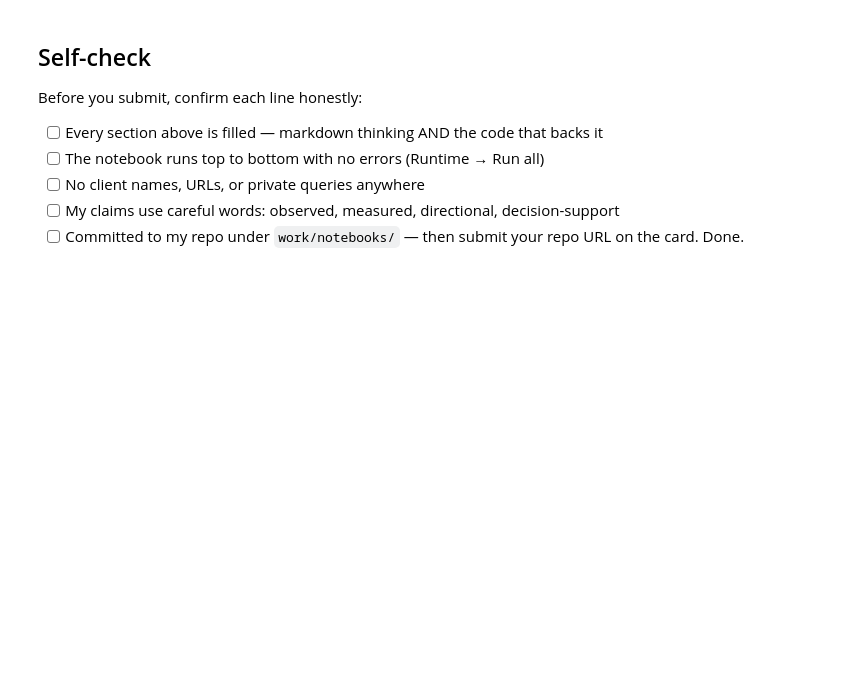
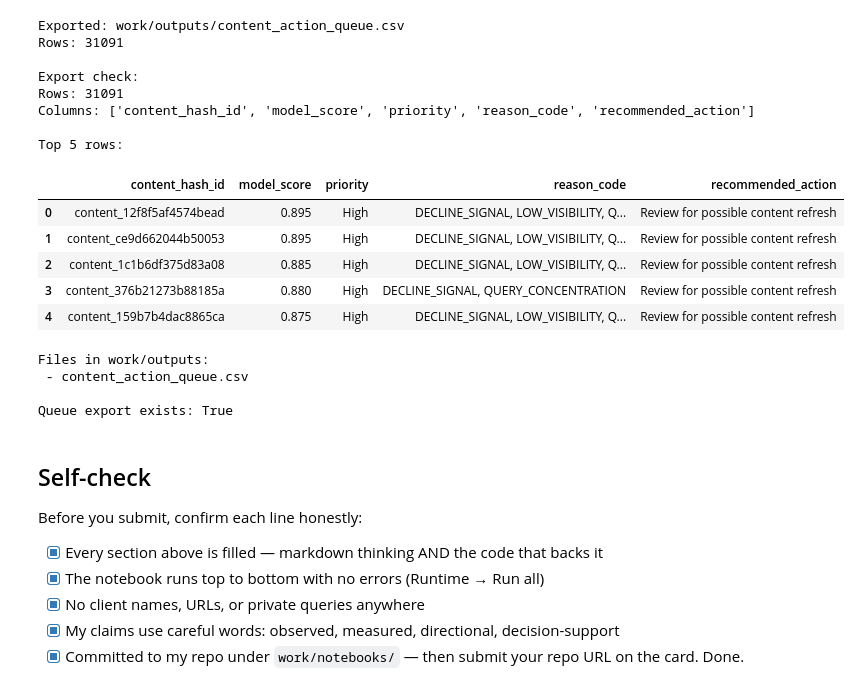
Before and after one commit to ShamirAli55/flyrank-internship, a Jupyter notebook: work/notebooks/w07_action_playbook.ipynb, the cells around one changed output. Cells and saved outputs as stored; diff of their text form; code cells hidden in the pictures; blank space fills up the shorter version.

Commit message:
submit: ML-10 content action playbook

```diff
--- a/work/notebooks/w07_action_playbook.ipynb
+++ b/work/notebooks/w07_action_playbook.ipynb
@@ -43,0 +193,13 @@ This skeleton is yours to fill. Work the sections **in order** — each one has
+# %%
+model = RandomForestClassifier(
+    n_estimators=200,
+    random_state=42,
+    n_jobs=-1,
+    class_weight="balanced"
+)
+
+model.fit(X_train, y_train)
+
+prob = model.predict_proba(X_test)[:, 1]
+
+print("Model trained.")
@@ -44,10 +399,66 @@ This skeleton is yours to fill. Work the sections **in order** — each one has
+# %%
+output_cols = [
+    "content_hash_id",
+    "model_score",
+    "priority",
+    "reason_code",
+    "recommended_action"
+]
+
+queue_export = queue[output_cols].copy()
+
+output_path = "work/outputs/content_action_queue.csv"
+
+queue_export.to_csv(
+    output_path,
+    index=False
+)
+
+print("Exported:", output_path)
+print("Rows:", len(queue_export))
+
+
+check = pd.read_csv(output_path)
+
+print("\nExport check:")
+print("Rows:", len(check))
+print("Columns:", check.columns.tolist())
+print("\nTop 5 rows:")
+display(check.head())
+# %% [output]
+Exported: work/outputs/content_action_queue.csv
+Rows: 31091
+
+Export check:
+Rows: 31091
+Columns: ['content_hash_id', 'model_score', 'priority', 'reason_code', 'recommended_action']
+
+Top 5 rows:
+|  | content_hash_id | model_score | priority | reason_code | recommended_action |
+| 0 | content_12f8f5af4574bead | 0.895 | High | DECLINE_SIGNAL, LOW_VISIBILITY, Q... | Review for possible content refresh |
+| 1 | content_ce9d662044b50053 | 0.895 | High | DECLINE_SIGNAL, LOW_VISIBILITY, Q... | Review for possible content refresh |
+| 2 | content_1c1b6df375d83a08 | 0.885 | High | DECLINE_SIGNAL, LOW_VISIBILITY, Q... | Review for possible content refresh |
+| 3 | content_376b21273b88185a | 0.880 | High | DECLINE_SIGNAL, QUERY_CONCENTRATION | Review for possible content refresh |
+| 4 | content_159b7b4dac8865ca | 0.875 | High | DECLINE_SIGNAL, LOW_VISIBILITY, Q... | Review for possible content refresh |
+# %%
+print("Files in work/outputs:")
+
+for file in os.listdir("work/outputs"):
+    print(" -", file)
+
+print("\nQueue export exists:", os.path.exists("work/outputs/content_action_queue.csv"))
+# %% [output]
+Files in work/outputs:
+ - content_action_queue.csv
+
+Queue export exists: True
 # %% [markdown]
 ## Self-check
 
 Before you submit, confirm each line honestly:
 
-- [ ] Every section above is filled — markdown thinking AND the code that backs it
-- [ ] The notebook runs top to bottom with no errors (Runtime → Run all)
-- [ ] No client names, URLs, or private queries anywhere
-- [ ] My claims use careful words: observed, measured, directional, decision-support
-- [ ] Committed to my repo under `work/notebooks/` — then submit your repo URL on the card. Done.
+- [x] Every section above is filled — markdown thinking AND the code that backs it
+- [x] The notebook runs top to bottom with no errors (Runtime → Run all)
+- [x] No client names, URLs, or private queries anywhere
+- [x] My claims use careful words: observed, measured, directional, decision-support
+- [x] Committed to my repo under `work/notebooks/` — then submit your repo URL on the card. Done.
```
Also changed, not shown: parts of 25 cells of this notebook.
